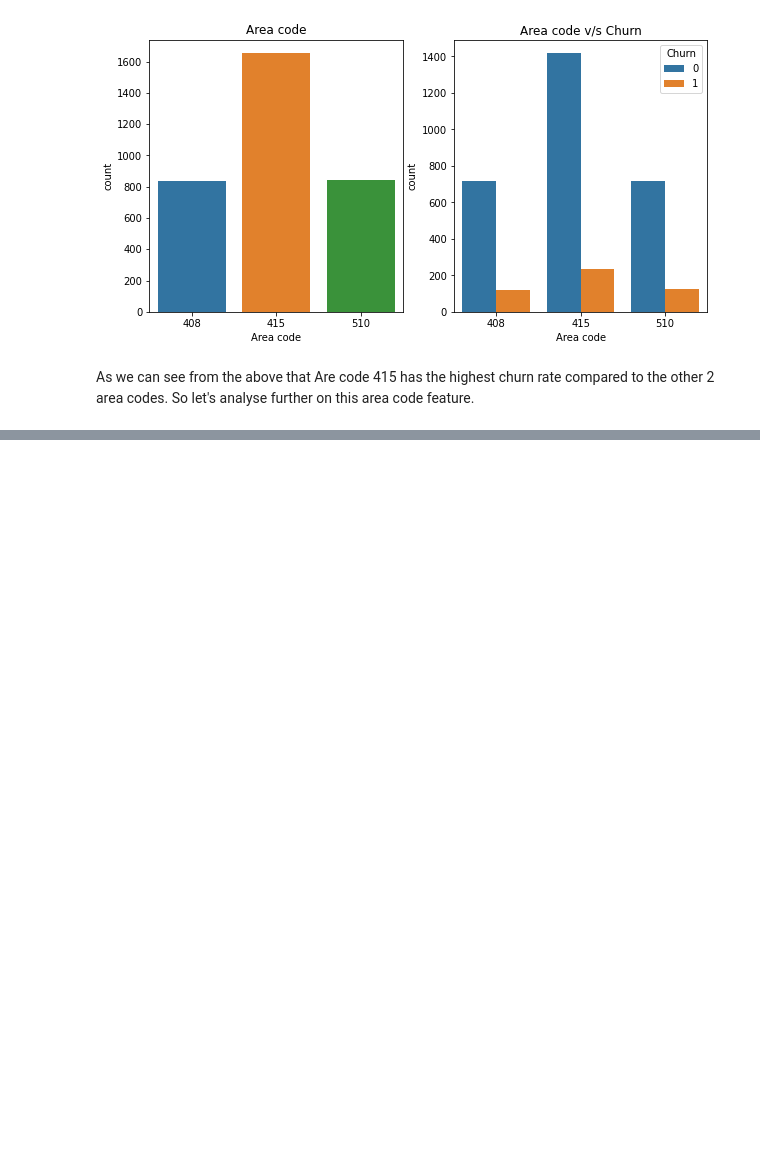
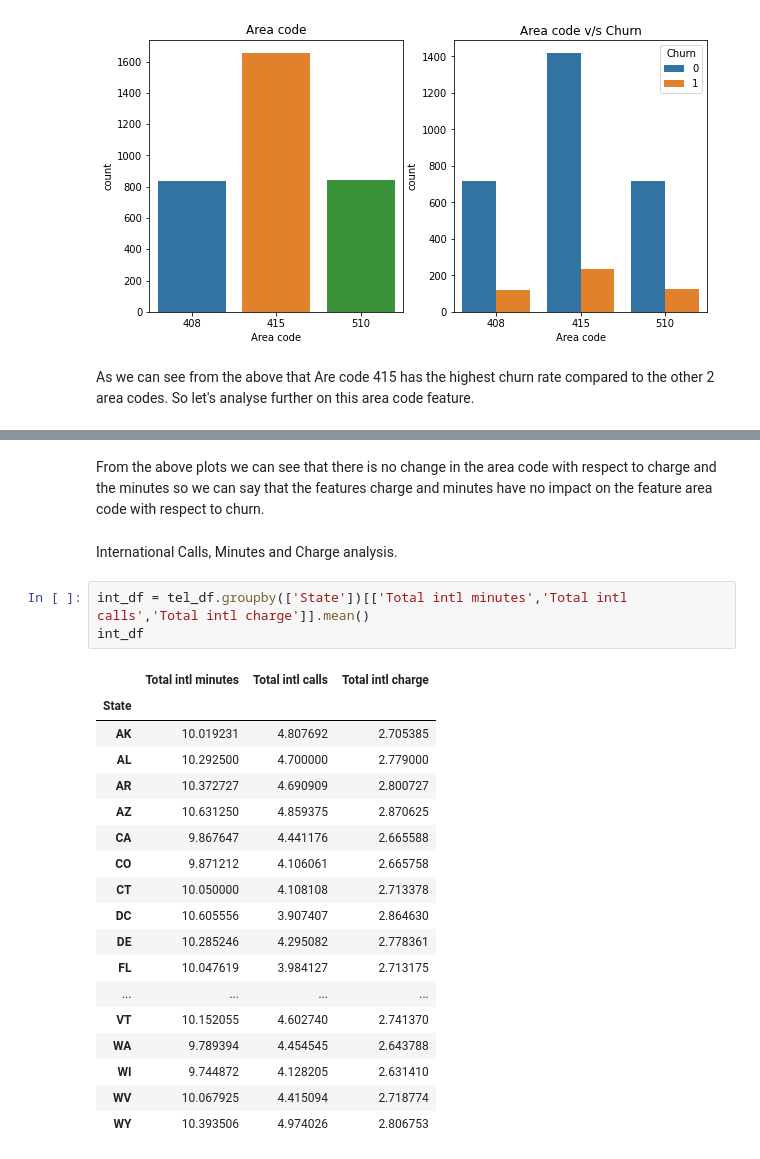
Before and after one commit to shyamsundar-v/Telecom-Churn-Analysis, a Jupyter notebook: Telecom_Churn_Analysis_Capstone_Project.ipynb, the cells around one changed output, grey strips where cells are left out. Cells and saved outputs as stored; diff of their text form; blank space fills up the shorter version.

```diff
--- a/Telecom_Churn_Analysis_Capstone_Project.ipynb
+++ b/Telecom_Churn_Analysis_Capstone_Project.ipynb
@@ -475,0 +504,26 @@ As we can see from the above that Are code 415 has the highest churn rate compar
+# %% [markdown]
+From the above plots we can see that there is no change in the area code with respect to charge and the minutes so we can say that the features charge and minutes have no impact on the feature area code with respect to churn.
+# %% [markdown]
+International Calls, Minutes and Charge analysis.
+# %%
+int_df = tel_df.groupby(['State'])[['Total intl minutes','Total intl calls','Total intl charge']].mean()
+int_df
+# %% [output]
+|  | Total intl minutes | Total intl calls | Total intl charge |
+| State |  |  |  |
+| AK | 10.019231 | 4.807692 | 2.705385 |
+| AL | 10.292500 | 4.700000 | 2.779000 |
+| AR | 10.372727 | 4.690909 | 2.800727 |
+| AZ | 10.631250 | 4.859375 | 2.870625 |
+| CA | 9.867647 | 4.441176 | 2.665588 |
+| CO | 9.871212 | 4.106061 | 2.665758 |
+| CT | 10.050000 | 4.108108 | 2.713378 |
+| DC | 10.605556 | 3.907407 | 2.864630 |
+| DE | 10.285246 | 4.295082 | 2.778361 |
+| FL | 10.047619 | 3.984127 | 2.713175 |
+| ... | ... | ... | ... |
+| VT | 10.152055 | 4.602740 | 2.741370 |
+| WA | 9.789394 | 4.454545 | 2.643788 |
+| WI | 9.744872 | 4.128205 | 2.631410 |
+| WV | 10.067925 | 4.415094 | 2.718774 |
+| WY | 10.393506 | 4.974026 | 2.806753 |
```
Also changed, not shown: parts of 10 cells of this notebook.
